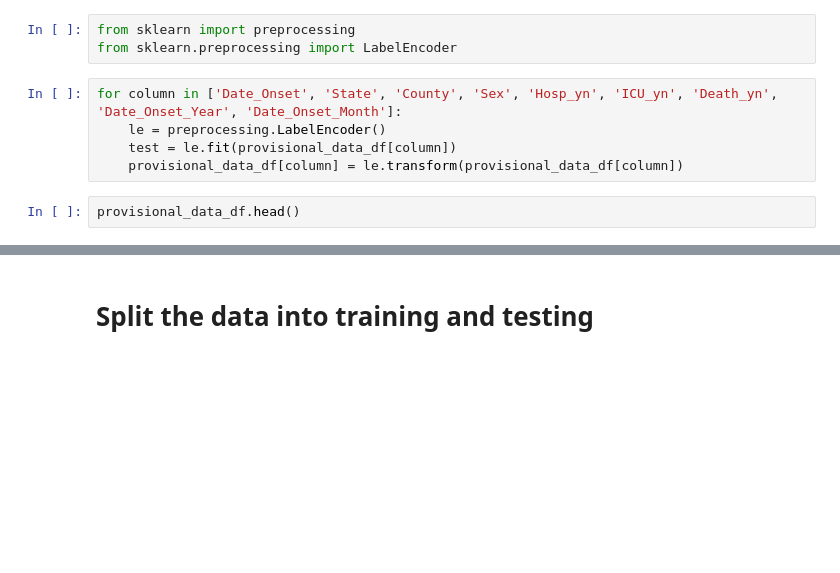
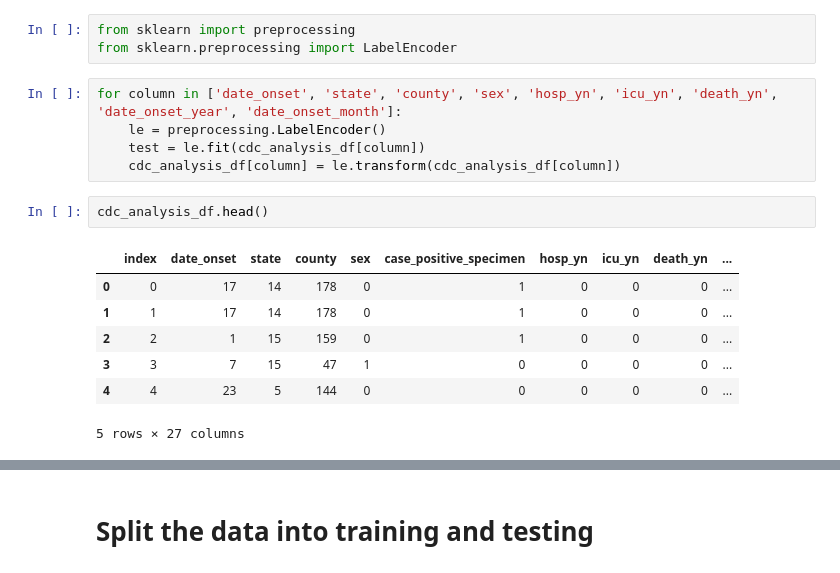
Before and after one commit to momentarypause/COVID_Death_Analysis, a Jupyter notebook: Logistic_Regression_Model_CovidData.ipynb, the cells around one changed output, grey strips where cells are left out. Saved outputs shown, nothing was run; the diff lists cells and outputs as text; blank space fills up the shorter version.

```diff
--- a/Logistic_Regression_Model_CovidData.ipynb
+++ b/Logistic_Regression_Model_CovidData.ipynb
@@ -65,10 +94,18 @@ provisional_data_df.columns.tolist()
 from sklearn import preprocessing
 from sklearn.preprocessing import LabelEncoder
 # %%
-for column in ['Date_Onset', 'State', 'County', 'Sex', 'Hosp_yn', 'ICU_yn', 'Death_yn', 'Date_Onset_Year', 'Date_Onset_Month']:
+for column in ['date_onset', 'state', 'county', 'sex', 'hosp_yn', 'icu_yn', 'death_yn', 'date_onset_year', 'date_onset_month']:
     le = preprocessing.LabelEncoder()
-    test = le.fit(provisional_data_df[column])
-    provisional_data_df[column] = le.transform(provisional_data_df[column])
+    test = le.fit(cdc_analysis_df[column])
+    cdc_analysis_df[column] = le.transform(cdc_analysis_df[column])
 # %%
-provisional_data_df.head()
+cdc_analysis_df.head()
+# %% [output]
+|  | index | date_onset | state | county | sex | case_positive_specimen | hosp_yn | icu_yn | death_yn | ... |
+| 0 | 0 | 17 | 14 | 178 | 0 | 1 | 0 | 0 | 0 | ... |
+| 1 | 1 | 17 | 14 | 178 | 0 | 1 | 0 | 0 | 0 | ... |
+| 2 | 2 | 1 | 15 | 159 | 0 | 1 | 0 | 0 | 0 | ... |
+| 3 | 3 | 7 | 15 | 47 | 1 | 0 | 0 | 0 | 0 | ... |
+| 4 | 4 | 23 | 5 | 144 | 0 | 0 | 0 | 0 | 0 | ... |
+5 rows × 27 columns
 # %%
```
Also changed, not shown: parts of 17 cells of this notebook.
